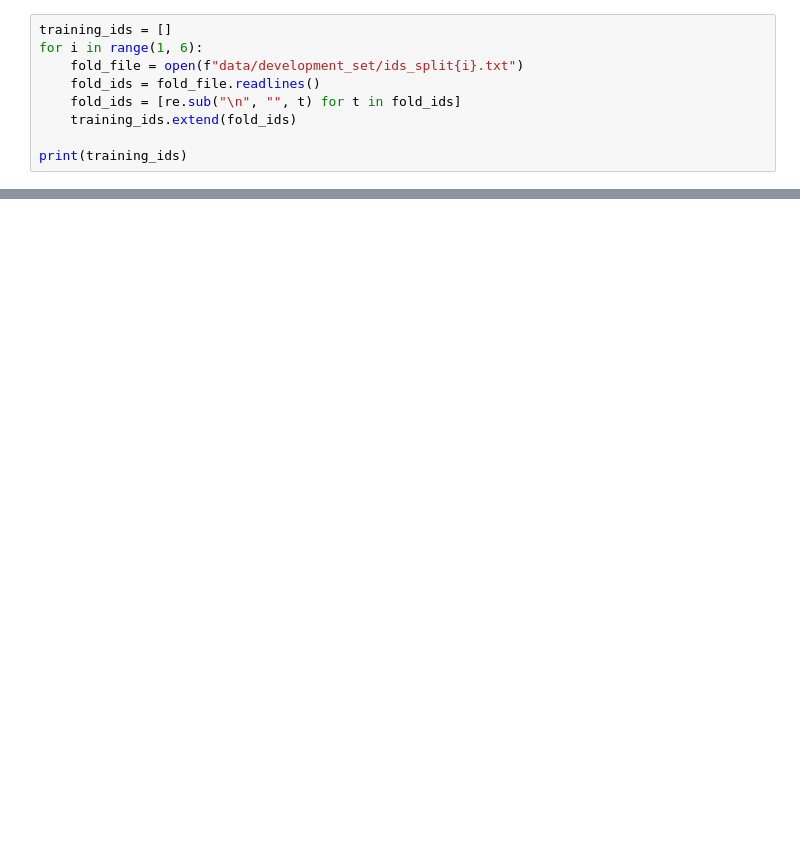
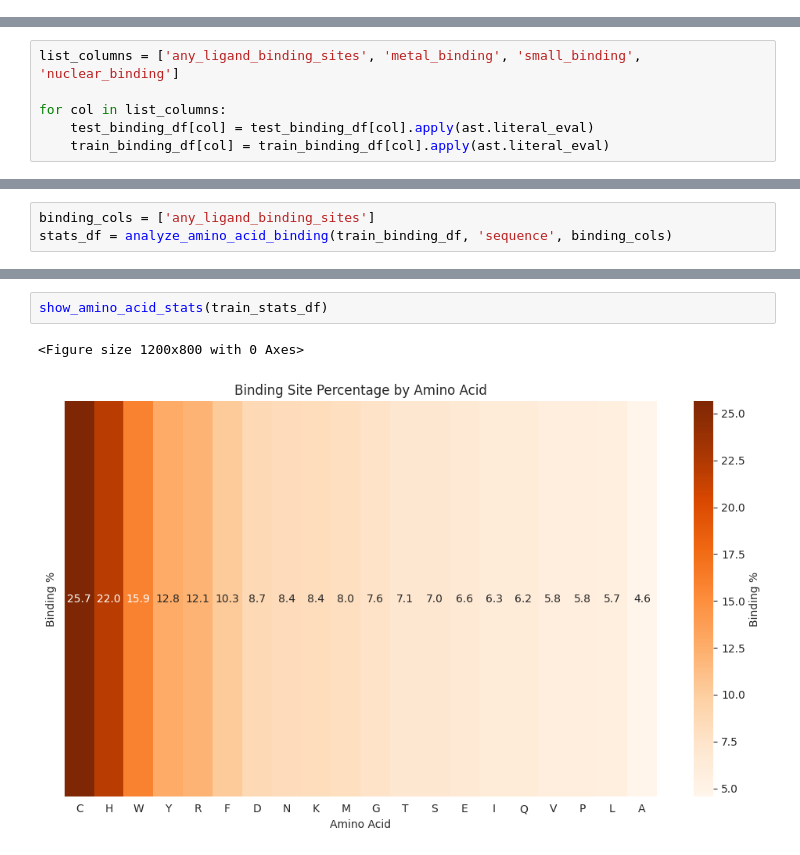
Before and after one commit to MarkusKhoa/protein-project, a Jupyter notebook: eda.ipynb, the cells around one changed output, grey strips where cells are left out. Drawn from its saved outputs; the diff is of its cells as text; blank space fills up the shorter version.

```diff
--- a/eda.ipynb
+++ b/eda.ipynb
@@ -100,9 +0,0 @@ test_ids = [re.sub("\n", "", t) for t in test_ids]
-# %%
-training_ids = []
-for i in range(1, 6):
-    fold_file = open(f"data/development_set/ids_split{i}.txt")
-    fold_ids = fold_file.readlines()
-    fold_ids = [re.sub("\n", "", t) for t in fold_ids]
-    training_ids.extend(fold_ids)
-
-print(training_ids)
@@ -227,0 +30,6 @@ print(ligand_types)
+# %%
+list_columns = ['any_ligand_binding_sites', 'metal_binding', 'small_binding', 'nuclear_binding']
+
+for col in list_columns:
+    test_binding_df[col] = test_binding_df[col].apply(ast.literal_eval)
+    train_binding_df[col] = train_binding_df[col].apply(ast.literal_eval)
@@ -227,0 +84,3 @@ print(ligand_types)
+# %%
+binding_cols = ['any_ligand_binding_sites']
+stats_df = analyze_amino_acid_binding(train_binding_df, 'sequence', binding_cols)
@@ -227,0 +136,5 @@ print(ligand_types)
+# %%
+show_amino_acid_stats(train_stats_df)
+# %% [output]
+<Figure size 1200x800 with 0 Axes>
+[figure, added]
```
Also changed, not shown: parts of 23 cells of this notebook, 1 other file.
